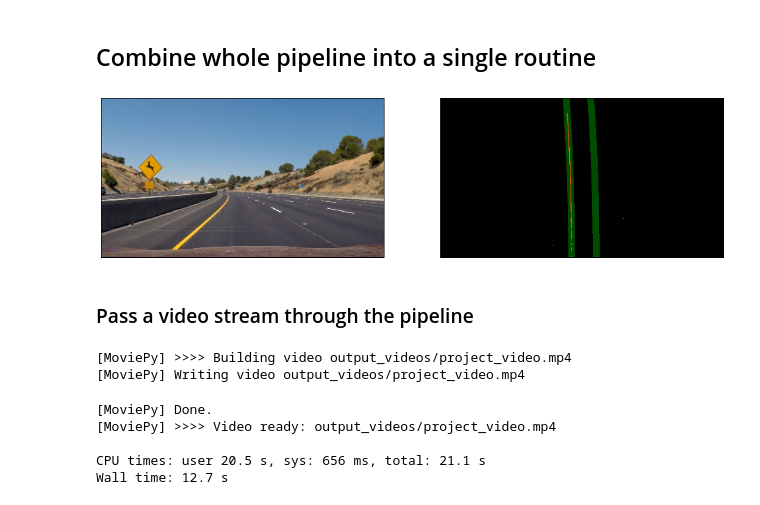
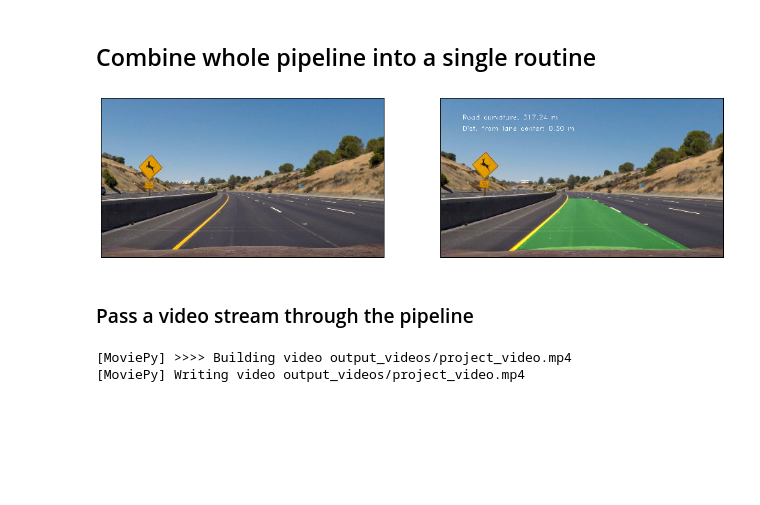
Before and after one commit to Goldob/CarND-Advanced-Lane-Lines, a Jupyter notebook: solution.ipynb, the cells around one changed output. Saved outputs shown, nothing was run; the diff lists cells and outputs as text; code cells hidden in the pictures; blank space fills up the shorter version.

```diff
--- a/solution.ipynb
+++ b/solution.ipynb
@@ -197,11 +197,11 @@ plt.show()
 def sliding_window(img, leftx_base, rightx_base):
     # HYPERPARAMETERS
     # Choose the number of sliding windows
-    nwindows = 15
+    nwindows = 7
     # Set the width of the windows +/- margin
-    margin = 15
+    margin = 30
     # Set minimum number of pixels found to recenter window
-    minpix = 15
+    minpix = 30
 
     # Store history of window positions for each side of the lane
     windows = [[], []]
@@ -330,7 +330,7 @@ plt.show()
 #### Optional: instead of steps one & two, find lane lines points based on previous fit
 # %%
 # The width of the margin around the previous polynomial to search
-CURVE_MARGIN = 15
+CURVE_MARGIN = 30
 
 def search_from_prior(img, prior_left, prior_right):
     margin = CURVE_MARGIN
@@ -409,7 +409,14 @@ R_{curve} = \frac{\left(1 + \left(2Ay + B\right)^2\right)^{1.5}}{\left|2A\right|
 $$
 # %%
 def _radius_of_curvature(fit, y_eval):
-    return (1 + (2*fit[0]*y_eval + fit[1])**2)**1.5 / np.abs(2*fit[0]) / SCALE
+    # First convert all values to meters
+    y_eval_m = y_eval / SCALE_Y
+    A_m = fit[0] * SCALE_Y**2 / SCALE_X
+    B_m = fit[1] * SCALE_Y / SCALE_X
+    C_m = fit[2] / SCALE_X
+
+    # Evaluate the equation for radius of curavature
+    return ((1 + (2*A_m*y_eval_m + B_m)**2)**1.5) / np.absolute(2*A_m)
 
 def radii_of_curvature(left_fit, right_fit, y_eval):
     return _radius_of_curvature(left_fit, y_eval), \
@@ -433,7 +440,7 @@ def distance_from_center(left_fit, right_fit, y_eval):
 
     vehicle_x = MIDPOINT_X
 
-    return np.abs(vehicle_x - center_x) / SCALE
+    return np.abs(vehicle_x - center_x) / SCALE_X
 
 dist = distance_from_center(left_fit, right_fit, 719)
 
@@ -505,11 +512,11 @@ def pipeline(img, prev_left_fit=None, prev_right_fit=None):
         if leftx.size > 15 * rightx.size:
             left_fit = np.polyfit(lefty, leftx, 2)
             right_fit = np.copy(left_fit)
-            right_fit[2] = right_fit[2] + SCALE * 3.7
-        elif leftx.size < 15 * rightx.size:
+            right_fit[2] = right_fit[2] + SCALE_X * 3.7
+        elif 15 * leftx.size < rightx.size:
             right_fit = np.polyfit(righty, rightx, 2)
             left_fit = np.copy(right_fit)
-            left_fit[2] = right_fit[2] - SCALE * 3.7
+            left_fit[2] = right_fit[2] - SCALE_X * 3.7
         else:
             left_fit = np.polyfit(lefty, leftx, 2)
             right_fit = np.polyfit(righty, rightx, 2)
@@ -563,35 +570,35 @@ def pipeline(img, prev_left_fit=None, prev_right_fit=None):
 
     visualization[lefty, leftx] = [255, 0, 0]
     visualization[righty, rightx] = [0, 0, 255]
 
     ###
 
     lane_img = np.zeros_like(image)
 
     # Generate a polygon to illustrate the search window area
     # And recast the x and y points into usable format for cv2.fillPoly()
     left_line_window1 = np.array([np.transpose(np.vstack([left_fitx-CURVE_MARGIN, ploty]))])
     left_line_window2 = np.array([np.flipud(np.transpose(np.vstack([left_fitx+CURVE_MARGIN,
                               ploty])))])
     left_line_pts = np.hstack((left_line_window1, left_line_window2))
     right_line_window1 = np.array([np.transpose(np.vstack([right_fitx-CURVE_MARGIN, ploty]))])
     right_line_window2 = np.array([np.flipud(np.transpose(np.vstack([right_fitx+CURVE_MARGIN,
                               ploty])))])
     right_line_pts = np.hstack((right_line_window1, right_line_window2))
 
     # Draw the lane onto the warped blank image
     cv2.fillPoly(lane_img, np.int_([left_line_pts]), (0,255, 0))
     cv2.fillPoly(lane_img, np.int_([right_line_pts]), (0,255, 0))
     visualization = cv2.addWeighted(visualization, 1, lane_img, 0.3, 0)
 
-    return visualization
+    return display_results(undistorted, left_fitx, right_fitx, curv, dist)
 
 image = cv2.imread('test_images/test2.jpg')
 image = cv2.cvtColor(image, cv2.COLOR_BGR2RGB)
 
 side_by_side(image, pipeline(image))
 # %% [output]
-[figure, old version]
+[figure, new version]
 # %% [markdown]
 ### Pass a video stream through the pipeline
 # %%
@@ -607,17 +614,12 @@ white_output = 'output_videos/project_video.mp4'
 ## Where start_second and end_second are integer values representing the start and end of the subclip
 ## You may also uncomment the following line for a subclip of the first 5 seconds
 ##clip1 = VideoFileClip("test_videos/solidWhiteRight.mp4").subclip(0,5)
-clip1 = VideoFileClip('project_video.mp4').subclip(40, 43)
+clip1 = VideoFileClip('project_video.mp4')
 white_clip = clip1.fl_image(pipeline) #NOTE: this function expects color images!!
 %time white_clip.write_videofile(white_output, audio=False)
 # %% [output]
 [MoviePy] >>>> Building video output_videos/project_video.mp4
 [MoviePy] Writing video output_videos/project_video.mp4
-[MoviePy] Done.
-[MoviePy] >>>> Video ready: output_videos/project_video.mp4
-
-CPU times: user 20.5 s, sys: 656 ms, total: 21.1 s
-Wall time: 12.7 s
 # %%
 HTML("""
 <video width="960" height="540" controls>
```
Also changed, not shown: parts of 10 cells of this notebook.
